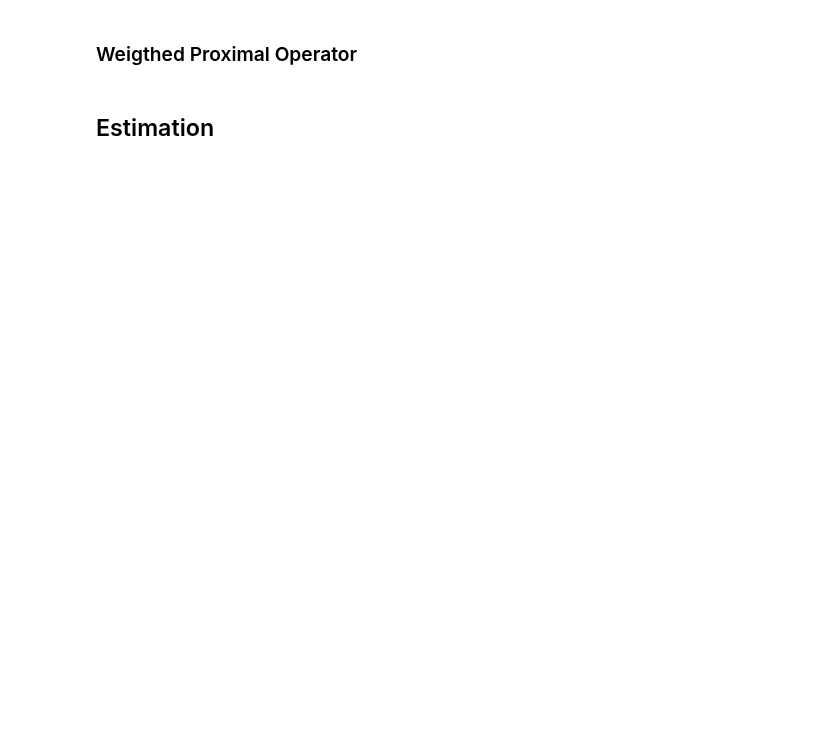
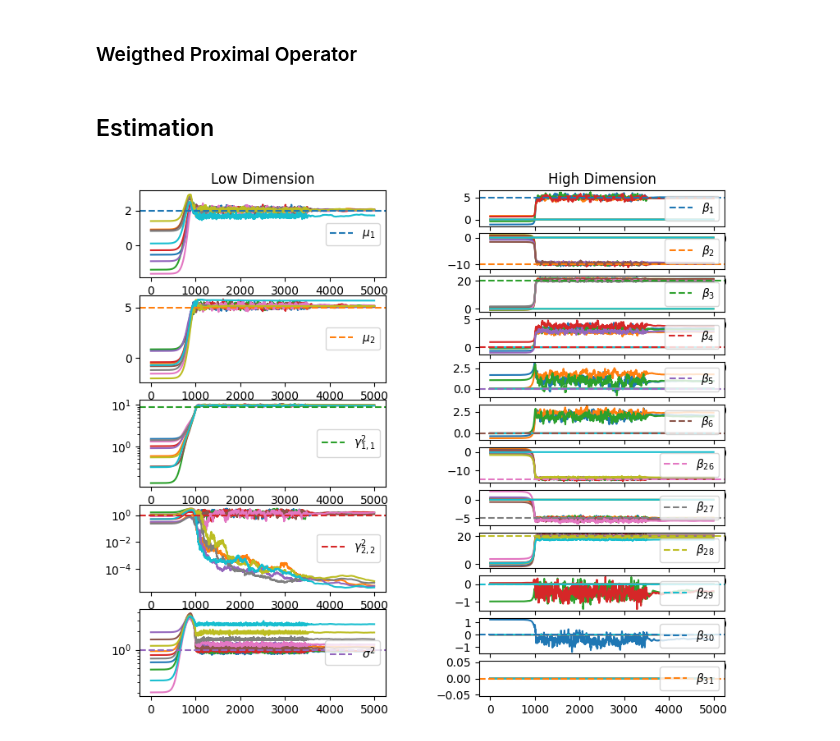
Before and after one commit to caillebotteAntoine/sdg4varselect, a Jupyter notebook: examples/variable_selection_lmem.ipynb, the cells around one changed output. Saved outputs shown, nothing was run; the diff lists cells and outputs as text; code cells hidden in the pictures; blank space fills up the shorter version.

```diff
--- a/examples/variable_selection_lmem.ipynb
+++ b/examples/variable_selection_lmem.ipynb
@@ -271,25 +297,38 @@ res = multi_estim
 # %%
 p_names = ["$\\mu_1$", "$\\gamma^2_{1,1}$", "$\\sigma^2$"] + [
     f"$\\beta_{{{i}}}$" for i in range(myModel.P)
 ]
 
+p_names = (
+    [f"$\\mu_{{{i+1}}}$" for i in range(2)]
+    + [f"$\\gamma^2_{{{1+i//2},{1+i%2}}}$" for i in range(2**2)]
+    + ["$\\sigma^2$"]
+    + [f"$\\beta_{{{1+i}}}$" for i in range(myModel.P)]
+)
+
+ii = list(range(6))
 fig = sdgplt.figure(8, 8)
 figs = sdgplt.plot_theta(
     res,
     fig=fig.subfigures(1, 2, wspace=0.07),
-    params_star=p_star,
     params_names=p_names,
     id_to_plot=[
-        [0, 1, 2],
-        [3, 4, 5, 6, 7, 8] + [myModel.P // 2 + i for i in [3, 4, 5, 6, 7, 8]],
+        [0, 1, 2, 5, 6],
+        [7 + i for i in ii] + [7 + myModel.P // 2 + i for i in ii],
     ],
+    # id_to_plot=[
+    #     [0, 1, 2],
+    #     [3, 4, 5, 6, 7, 8] + [myModel.P // 2 + i for i in [3, 4, 5, 6, 7, 8]],
+    # ],
 )
 
 for f in figs:
     for ax in f.axes:
         ax.legend(loc="center right")
 
 figs[0].axes[0].set_title("Low Dimension")
 _ = figs[1].axes[0].set_title("High Dimension")
+# %% [output]
+[figure, added]
 # %%
 res.last_theta[3:]
```
Also changed, not shown: parts of 12 cells of this notebook, 1 other file.
